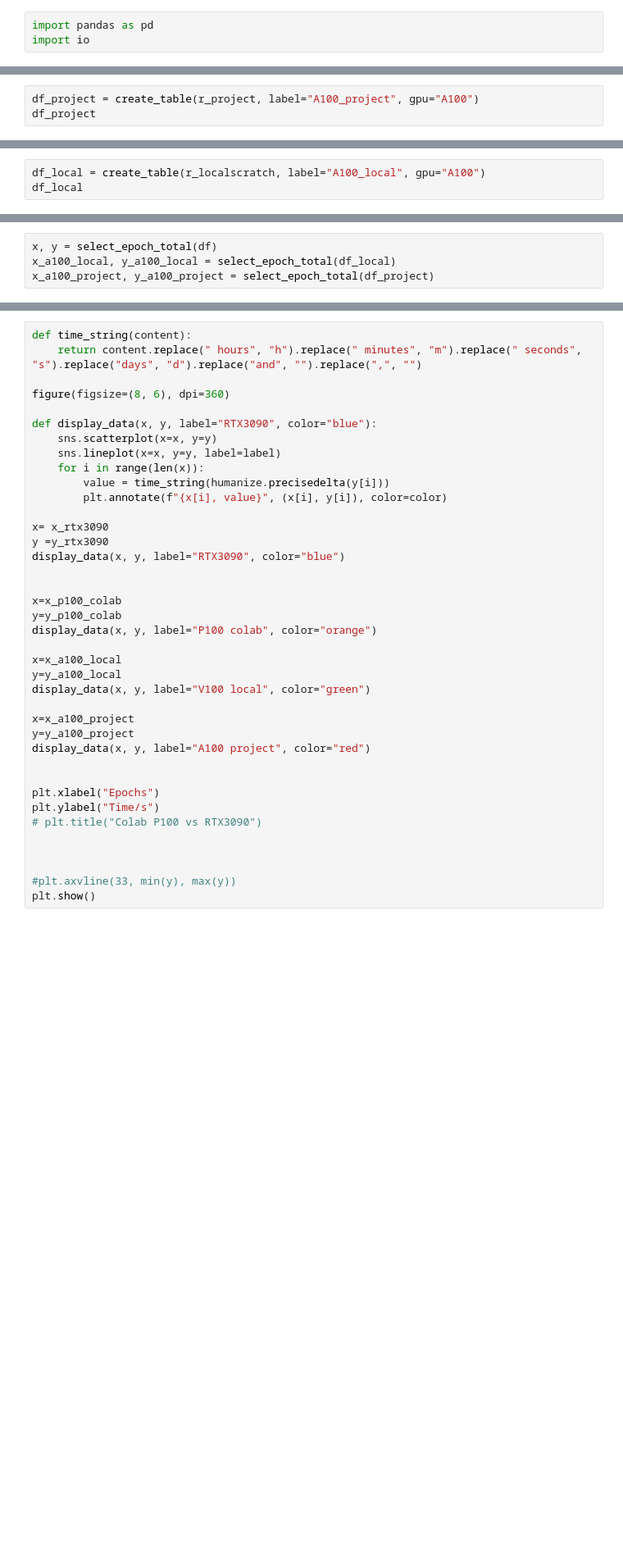
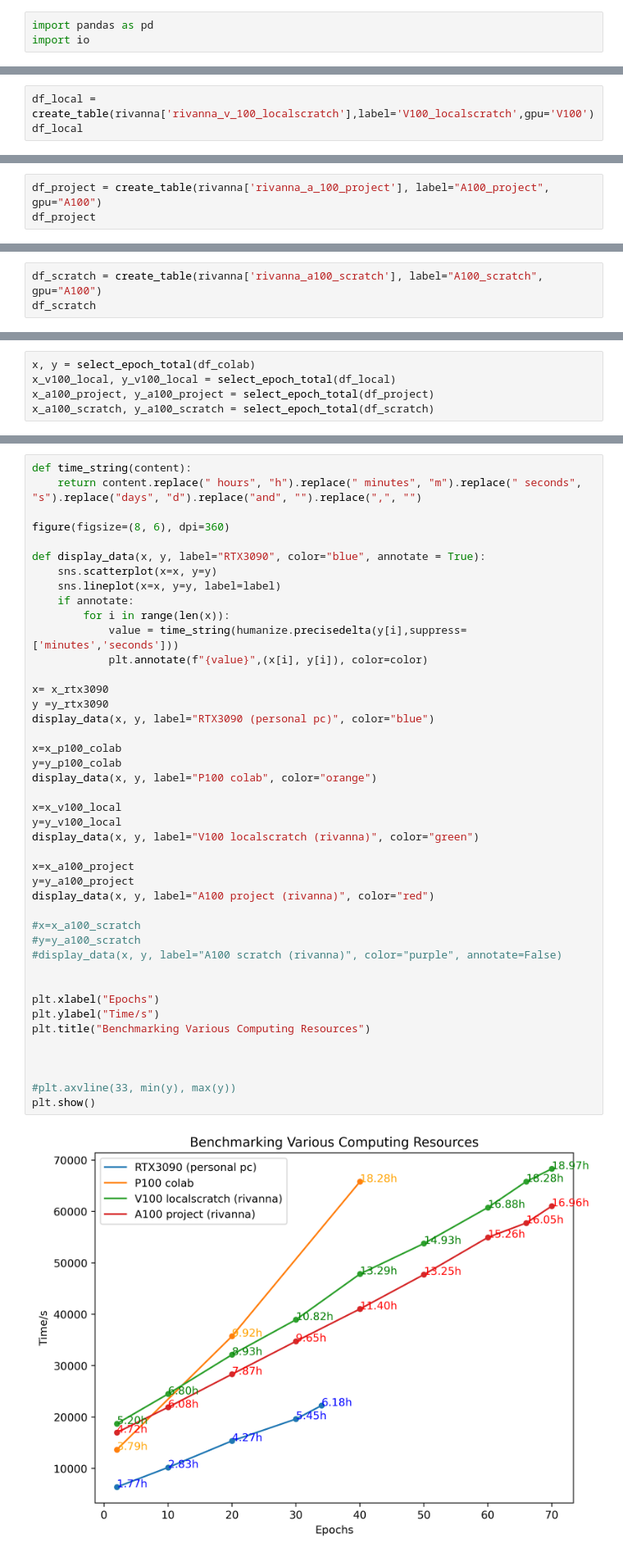
Before and after one commit to laszewsk/mlcommons, a Jupyter notebook: benchmarks/earthquake/mar2022/rtx3090.ipynb, the cells around one changed output, grey strips where cells are left out. Shown at 82% size. Saved outputs shown, nothing was run; the diff lists cells and outputs as text; blank space fills up the shorter version.

Commit message:
added new data and recreated graphs

```diff
--- a/benchmarks/earthquake/mar2022/rtx3090.ipynb
+++ b/benchmarks/earthquake/mar2022/rtx3090.ipynb
@@ -505,0 +1536,3 @@ df_colab
+# %%
+df_local = create_table(rivanna['rivanna_v_100_localscratch'],label='V100_localscratch',gpu='V100')
+df_local
@@ -506,3 +1571,3 @@ df_colab
 # %%
-df_project = create_table(r_project, label="A100_project", gpu="A100")
+df_project = create_table(rivanna['rivanna_a_100_project'], label="A100_project", gpu="A100")
 df_project
@@ -509,3 +1602,3 @@ df_project
 # %%
-df_local = create_table(r_localscratch, label="A100_local", gpu="A100")
-df_local
+df_scratch = create_table(rivanna['rivanna_a100_scratch'], label="A100_scratch", gpu="A100")
+df_scratch
@@ -521,6 +1636,7 @@ def select_epoch_total(df):
     print(y)
     return x, y
 # %%
-x, y = select_epoch_total(df)
-x_a100_local, y_a100_local = select_epoch_total(df_local)
+x, y = select_epoch_total(df_colab)
+x_v100_local, y_v100_local = select_epoch_total(df_local)
 x_a100_project, y_a100_project = select_epoch_total(df_project)
+x_a100_scratch, y_a100_scratch = select_epoch_total(df_scratch)
@@ -550,42 +1695,48 @@ y_p100_colab = y
 # %%
 def time_string(content):
     return content.replace(" hours", "h").replace(" minutes", "m").replace(" seconds", "s").replace("days", "d").replace("and", "").replace(",", "")
 
 figure(figsize=(8, 6), dpi=360)
 
-def display_data(x, y, label="RTX3090", color="blue"):
+def display_data(x, y, label="RTX3090", color="blue", annotate = True):
     sns.scatterplot(x=x, y=y)
     sns.lineplot(x=x, y=y, label=label)
-    for i in range(len(x)):
-        value = time_string(humanize.precisedelta(y[i]))
-        plt.annotate(f"{x[i], value}", (x[i], y[i]), color=color)
+    if annotate:
+        for i in range(len(x)):
+            value = time_string(humanize.precisedelta(y[i],suppress=['minutes','seconds']))
+            plt.annotate(f"{value}",(x[i], y[i]), color=color)
 
 x= x_rtx3090
 y =y_rtx3090
-display_data(x, y, label="RTX3090", color="blue")
-
+display_data(x, y, label="RTX3090 (personal pc)", color="blue")
 
 x=x_p100_colab
 y=y_p100_colab
 display_data(x, y, label="P100 colab", color="orange")
 
-x=x_a100_local
-y=y_a100_local
-display_data(x, y, label="V100 local", color="green")
+x=x_v100_local
+y=y_v100_local
+display_data(x, y, label="V100 localscratch (rivanna)", color="green")
 
 x=x_a100_project
 y=y_a100_project
-display_data(x, y, label="A100 project", color="red")
+display_data(x, y, label="A100 project (rivanna)", color="red")
+
+#x=x_a100_scratch
+#y=y_a100_scratch
+#display_data(x, y, label="A100 scratch (rivanna)", color="purple", annotate=False)
 
 
 plt.xlabel("Epochs")
 plt.ylabel("Time/s")
-# plt.title("Colab P100 vs RTX3090")
+plt.title("Benchmarking Various Computing Resources")
 
 
 
 #plt.axvline(33, min(y), max(y))
 plt.show()
+# %% [output]
+[figure, added]
 # %%
 epoch_2
 print (epoch_2.keys())
```
Also changed, not shown: parts of 21 cells of this notebook.
